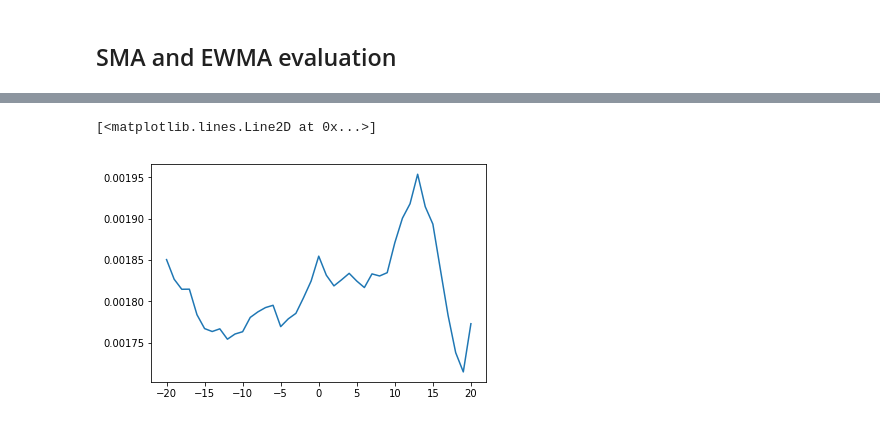
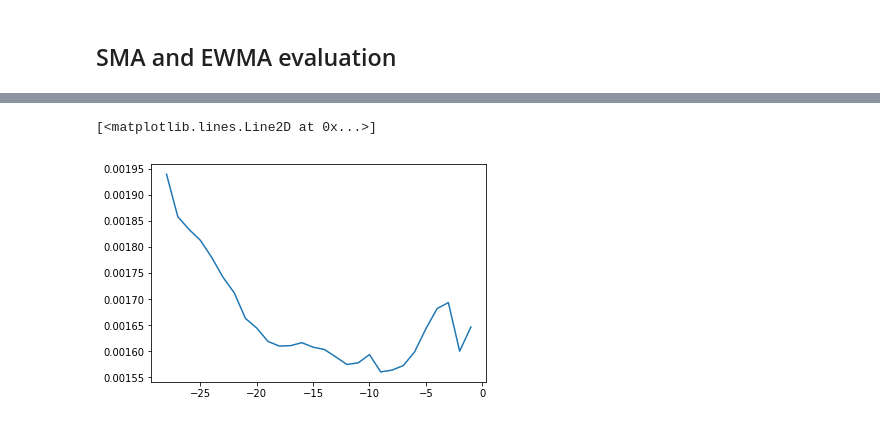
Before and after one commit to psankosik/Data-Sci-Project, a Jupyter notebook: 3-SSA/Moving Average.ipynb, the cells around one changed output, grey strips where cells are left out. Saved outputs shown, nothing was run; the diff lists cells and outputs as text; code cells hidden in the pictures.

```diff
--- a/3-SSA/Moving Average.ipynb
+++ b/3-SSA/Moving Average.ipynb
@@ -75,16 +75,16 @@ mse =  4.205503609572235e-06
 sma_mae = []
 df1 = pd.read_csv('DATA/P100254-1 (G43L) CDU-HGO.CSV')
 df1 = df1[['UT measurement (mm)']]
-for x in range(-20,21):
-    df1['SMA_'] = df1['UT measurement (mm)'].rolling(window=20).mean().shift()
+for x in range(-28,0):
+    df1['SMA_'] = df1['UT measurement (mm)'].rolling(window=28).mean().shift(x)
     df1.dropna(inplace=True)
     z = mean_absolute_error(df1['UT measurement (mm)'],df1['SMA_'])
     sma_mae.append(z)
 # %%
-plt.plot(range(-20,21),sma_mae)
+plt.plot(range(-28,0),sma_mae)
 # %% [output]
 [<matplotlib.lines.Line2D at 0x...>]
-[figure, old version]
+[figure, new version]
 # %%
 # Optimal EMWA order
 emwa_mae = []
```
Also changed, not shown: parts of 7 cells of this notebook, 22 other files.
